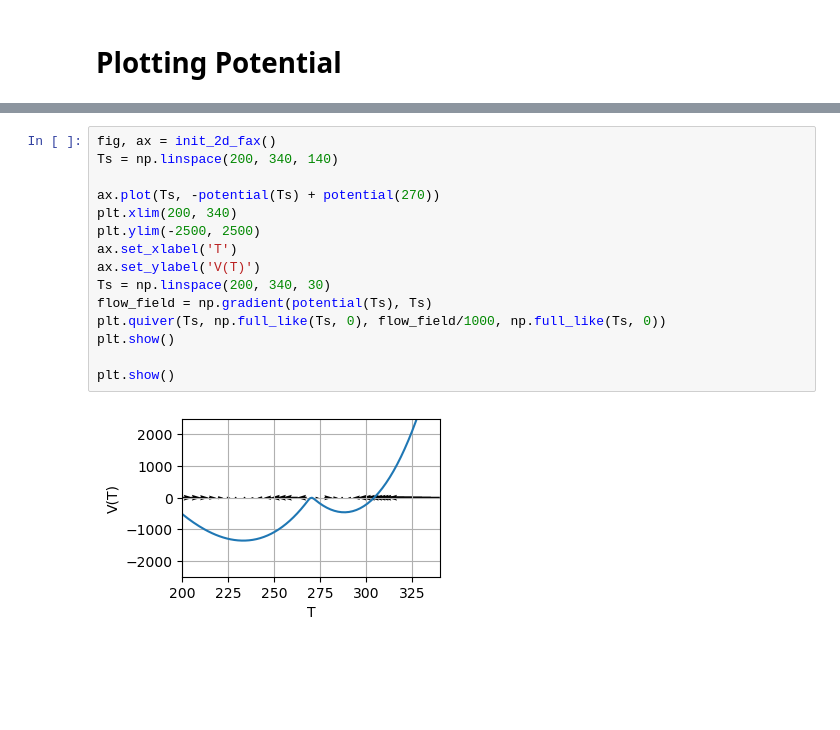
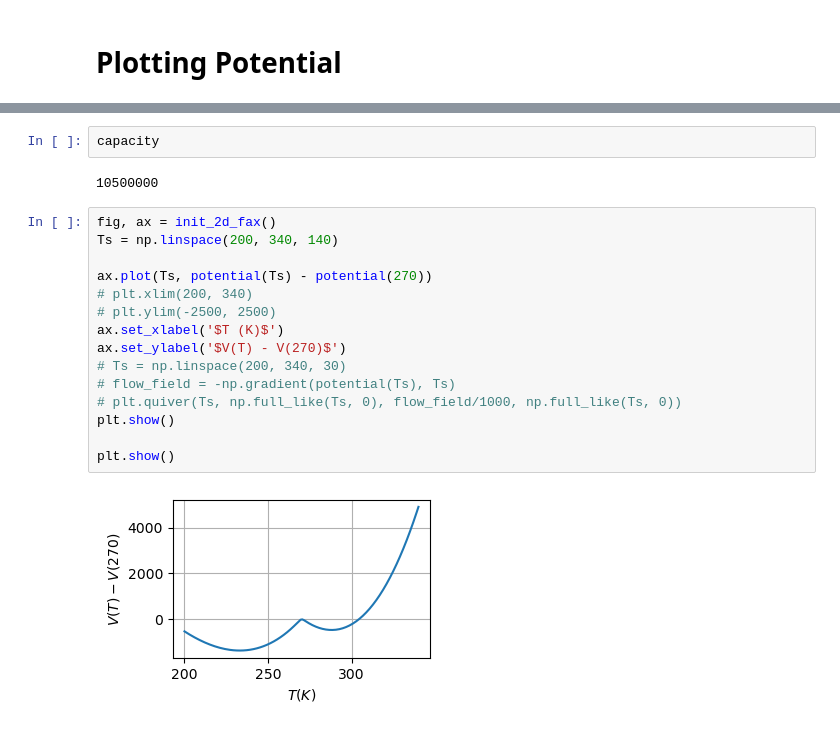
Before and after one commit to CalvinNesbitt/EBM, a Jupyter notebook: plotting_albedo.ipynb, the cells around one changed output, grey strips where cells are left out. Drawn from its saved outputs; the diff is of its cells as text; blank space fills up the shorter version.

```diff
--- a/plotting_albedo.ipynb
+++ b/plotting_albedo.ipynb
@@ -55,17 +62,21 @@ plt.show()
+# %%
+capacity
+# %% [output]
+10500000
 # %%
 fig, ax = init_2d_fax()
 Ts = np.linspace(200, 340, 140)
 
-ax.plot(Ts, -potential(Ts) + potential(270))
-plt.xlim(200, 340)
-plt.ylim(-2500, 2500)
-ax.set_xlabel('T')
-ax.set_ylabel('V(T)')
-Ts = np.linspace(200, 340, 30)
-flow_field = np.gradient(potential(Ts), Ts)
-plt.quiver(Ts, np.full_like(Ts, 0), flow_field/1000, np.full_like(Ts, 0))
+ax.plot(Ts, potential(Ts) - potential(270))
+# plt.xlim(200, 340)
+# plt.ylim(-2500, 2500)
+ax.set_xlabel('$T (K)$')
+ax.set_ylabel('$V(T) - V(270)$')
+# Ts = np.linspace(200, 340, 30)
+# flow_field = -np.gradient(potential(Ts), Ts)
+# plt.quiver(Ts, np.full_like(Ts, 0), flow_field/1000, np.full_like(Ts, 0))
 plt.show()
 
 plt.show()
 # %% [output]
-[figure, old version]
+[figure, new version]
```
Also changed, not shown: parts of 3 cells of this notebook, 1 other file.
